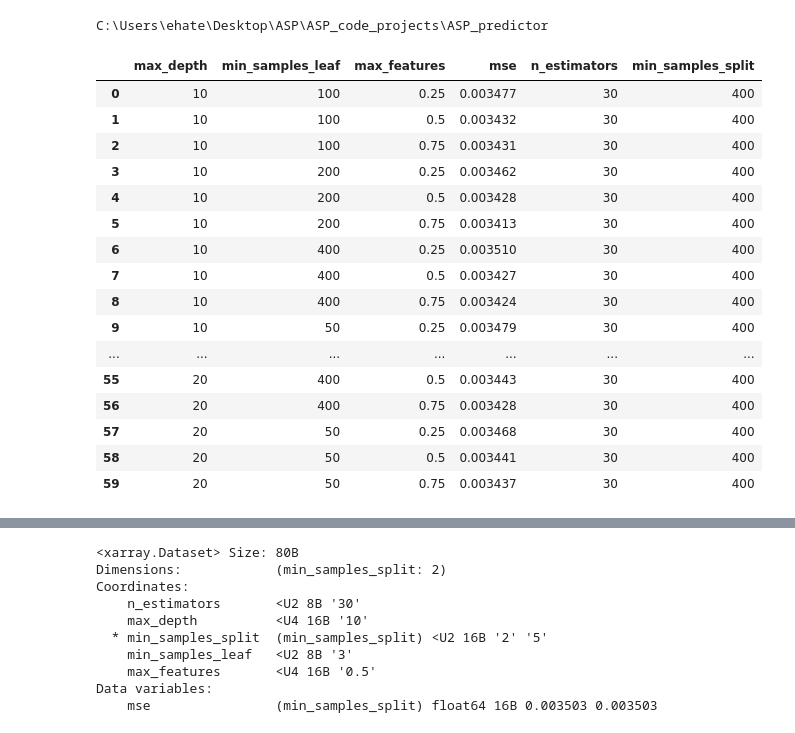
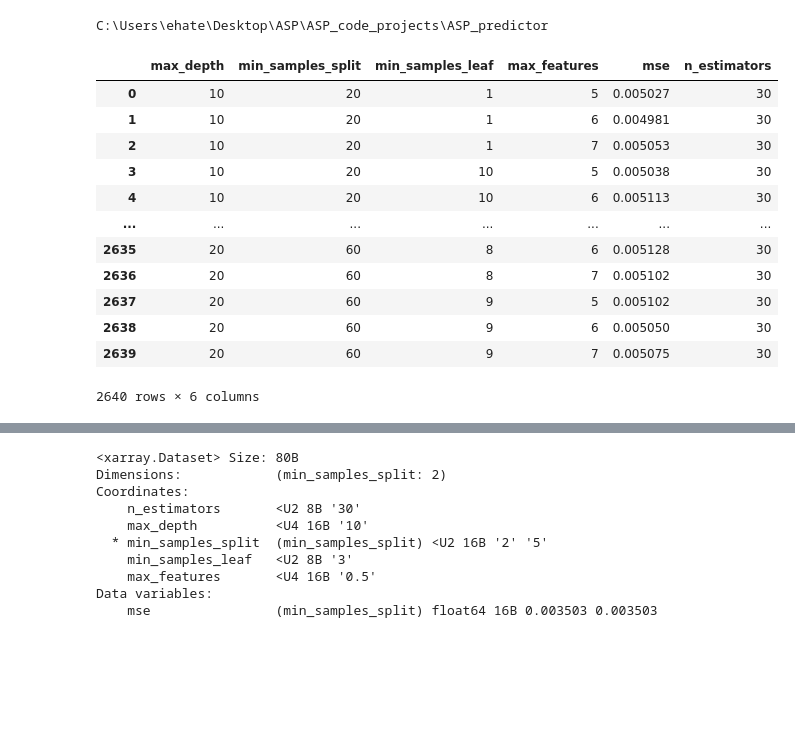
Before and after one commit to EHTellefsen/Arctic_Snow_Products, a Jupyter notebook: notebooks/cross_val_testing.ipynb, the cells around one changed output, grey strips where cells are left out. Saved outputs shown, nothing was run; the diff lists cells and outputs as text; code cells hidden in the pictures; blank space fills up the shorter version.

```diff
--- a/notebooks/cross_val_testing.ipynb
+++ b/notebooks/cross_val_testing.ipynb
@@ -11,29 +11,25 @@ import numpy as np
 # %% [output]
 C:\Users\ehate\Desktop\ASP\ASP_code_projects\ASP_predictor
 # %%
-ds = xr.load_dataset(r'C:\Users\ehate\Desktop\ASP\ASP_code_projects\ASP_predictor\data\intermediate\CV_results\performance_cube_final_noERA5.nc')
+ds = xr.load_dataset(r'C:\Users\ehate\Desktop\ASP\ASP_code_projects\ASP_predictor\data\intermediate\CV_results_OIB\performance_cube_1.nc')
 ds = ds.squeeze()
 ds = ds.mean(dim='cv_fold')
 df = ds.to_dataframe().reset_index()
 df
 # %% [output]
-|  | max_depth | min_samples_leaf | max_features | mse | n_estimators | min_samples_split |
-| 0 | 10 | 100 | 0.25 | 0.003477 | 30 | 400 |
-| 1 | 10 | 100 | 0.5 | 0.003432 | 30 | 400 |
-| 2 | 10 | 100 | 0.75 | 0.003431 | 30 | 400 |
-| 3 | 10 | 200 | 0.25 | 0.003462 | 30 | 400 |
-| 4 | 10 | 200 | 0.5 | 0.003428 | 30 | 400 |
-| 5 | 10 | 200 | 0.75 | 0.003413 | 30 | 400 |
-| 6 | 10 | 400 | 0.25 | 0.003510 | 30 | 400 |
-| 7 | 10 | 400 | 0.5 | 0.003427 | 30 | 400 |
-| 8 | 10 | 400 | 0.75 | 0.003424 | 30 | 400 |
-| 9 | 10 | 50 | 0.25 | 0.003479 | 30 | 400 |
+|  | max_depth | min_samples_split | min_samples_leaf | max_features | mse | n_estimators |
+| 0 | 10 | 20 | 1 | 5 | 0.005027 | 30 |
+| 1 | 10 | 20 | 1 | 6 | 0.004981 | 30 |
+| 2 | 10 | 20 | 1 | 7 | 0.005053 | 30 |
+| 3 | 10 | 20 | 10 | 5 | 0.005038 | 30 |
+| 4 | 10 | 20 | 10 | 6 | 0.005113 | 30 |
 | ... | ... | ... | ... | ... | ... | ... |
-| 55 | 20 | 400 | 0.5 | 0.003443 | 30 | 400 |
-| 56 | 20 | 400 | 0.75 | 0.003428 | 30 | 400 |
-| 57 | 20 | 50 | 0.25 | 0.003468 | 30 | 400 |
-| 58 | 20 | 50 | 0.5 | 0.003441 | 30 | 400 |
-| 59 | 20 | 50 | 0.75 | 0.003437 | 30 | 400 |
+| 2635 | 20 | 60 | 8 | 6 | 0.005128 | 30 |
+| 2636 | 20 | 60 | 8 | 7 | 0.005102 | 30 |
+| 2637 | 20 | 60 | 9 | 5 | 0.005102 | 30 |
+| 2638 | 20 | 60 | 9 | 6 | 0.005050 | 30 |
+| 2639 | 20 | 60 | 9 | 7 | 0.005075 | 30 |
+2640 rows × 6 columns
 # %%
 tunes = ['max_depth', 'min_samples_split', 'min_samples_leaf', 'max_features']
 
```
Also changed, not shown: parts of 5 cells of this notebook, 18 other files.
